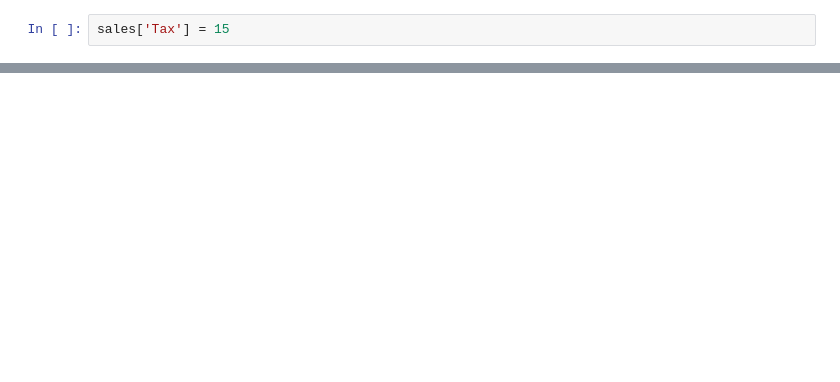
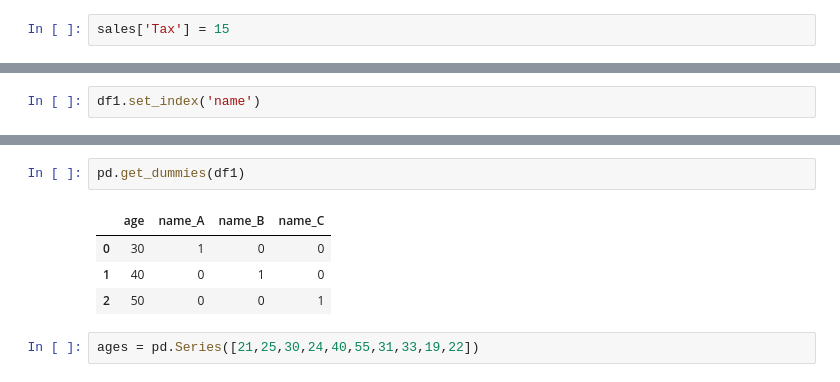
Before and after one commit to srikanthpragada/DS_11_NOV_2019, a Jupyter notebook: sales.ipynb, the cells around one changed output, grey strips where cells are left out. Cells and saved outputs as stored; diff of their text form; blank space fills up the shorter version.

```diff
--- a/sales.ipynb
+++ b/sales.ipynb
@@ -332,0 +395,2 @@ sales
+# %%
+df1.set_index('name')
@@ -332,0 +417,9 @@ sales
+# %%
+pd.get_dummies(df1)
+# %% [output]
+|  | age | name_A | name_B | name_C |
+| 0 | 30 | 1 | 0 | 0 |
+| 1 | 40 | 0 | 1 | 0 |
+| 2 | 50 | 0 | 0 | 1 |
+# %%
+ages = pd.Series([21,25,30,24,40,55,31,33,19,22])
```
Also changed, not shown: parts of 16 cells of this notebook, 1 other file.
